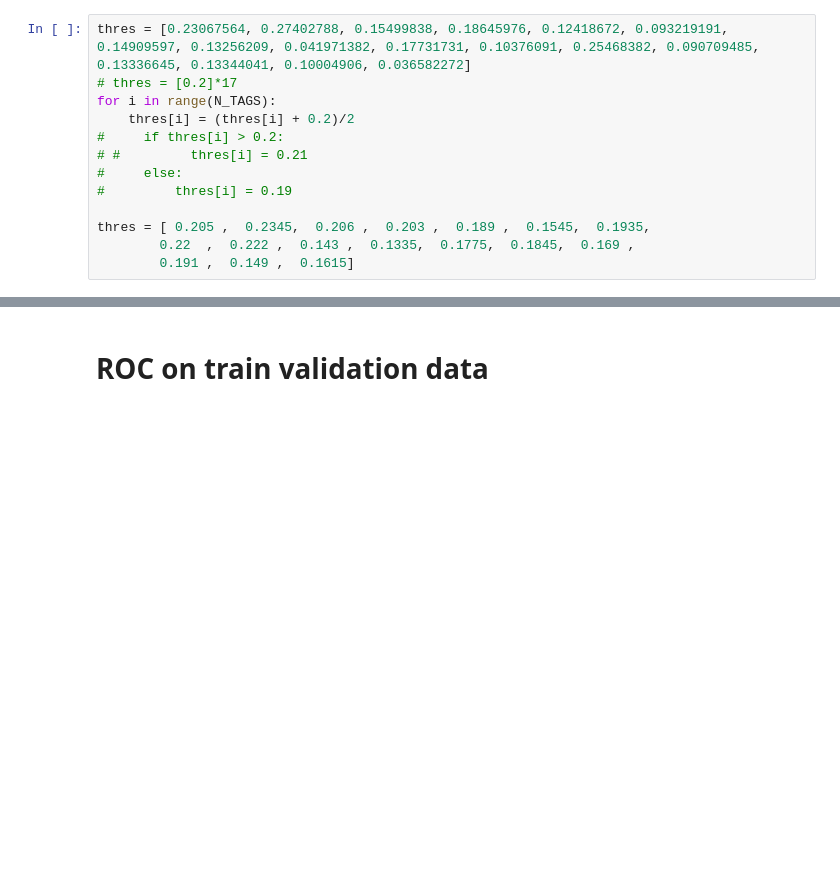
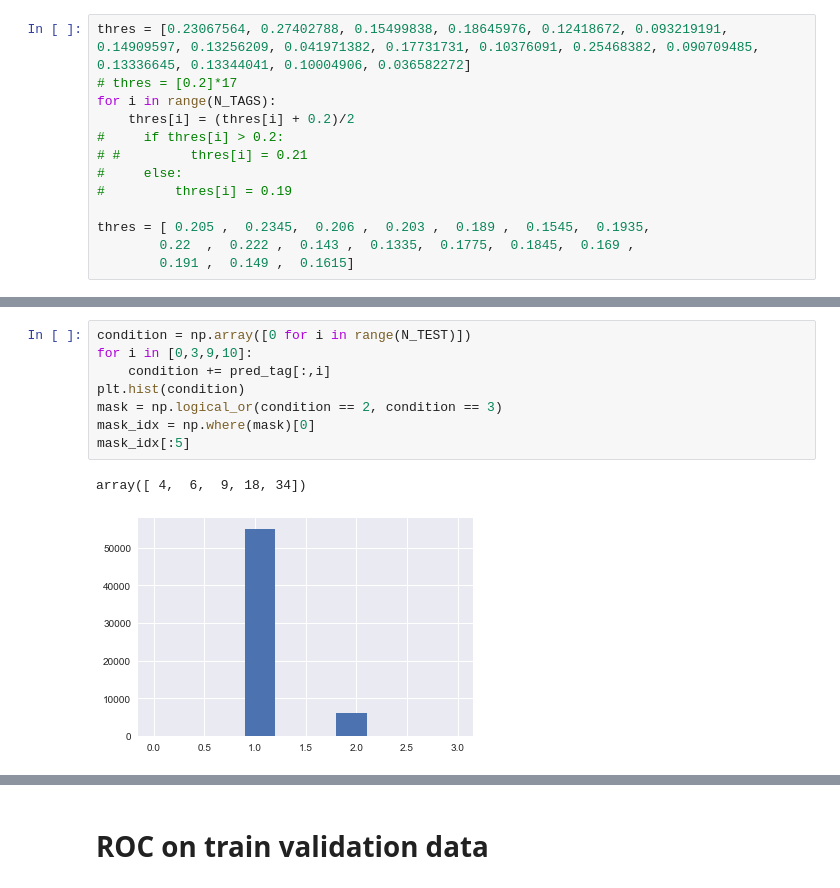
Before and after one commit to kylinorange/kaggle-planet, a Jupyter notebook: notebooks/Ensemble.ipynb, the cells around one changed output, grey strips where cells are left out. Cells and saved outputs as stored; diff of their text form; blank space fills up the shorter version.

```diff
--- a/Ensemble.ipynb
+++ b/notebooks/Ensemble.ipynb
@@ -71,0 +103,11 @@ result.to_csv('submission.v13.avgens.csv', index = None)
+# %%
+condition = np.array([0 for i in range(N_TEST)])
+for i in [0,3,9,10]:
+    condition += pred_tag[:,i]
+plt.hist(condition)
+mask = np.logical_or(condition == 2, condition == 3)
+mask_idx = np.where(mask)[0]
+mask_idx[:5]
+# %% [output]
+array([ 4,  6,  9, 18, 34])
+[figure, added]
```
Also changed, not shown: parts of 17 cells of this notebook, 27 other files.
